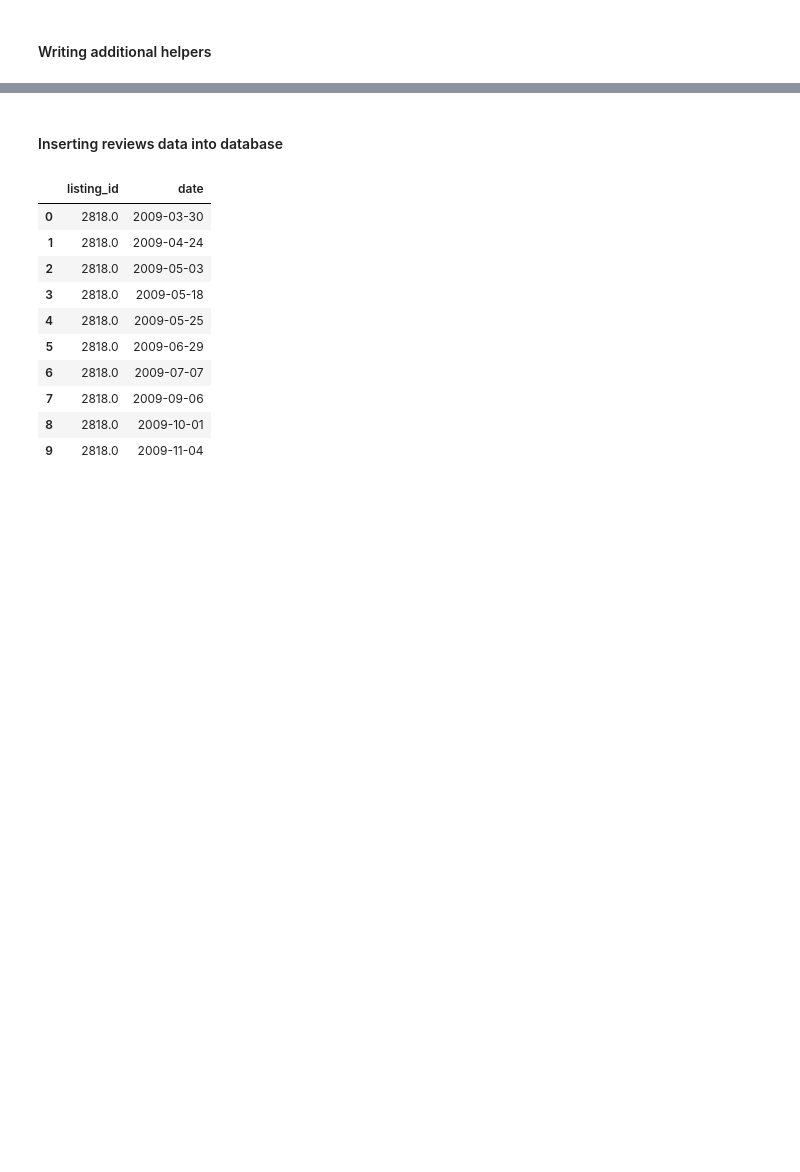
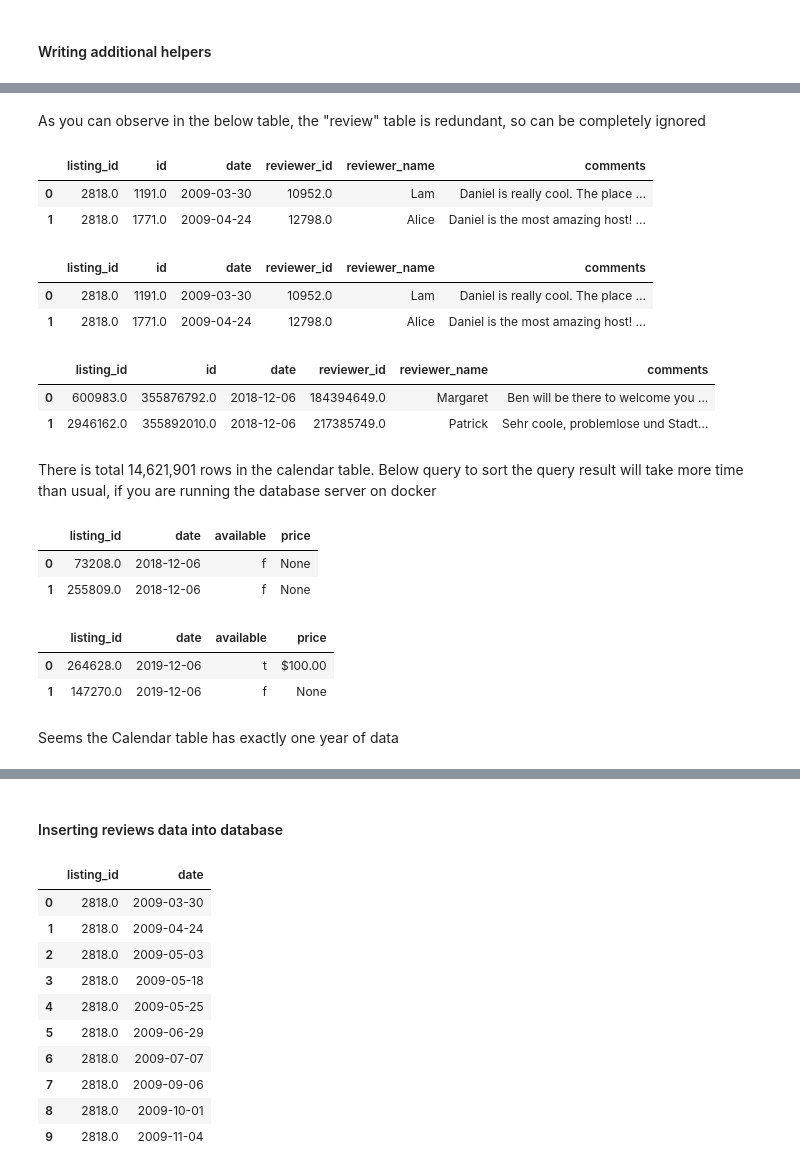
Before and after one commit to idjey/DEtheHardWay, a Jupyter notebook: airBnb_dataModeling.ipynb, the cells around one changed output, grey strips where cells are left out. Cells and saved outputs as stored; diff of their text form; code cells hidden in the pictures; blank space fills up the shorter version.

```diff
--- a/airBnb_dataModeling.ipynb
+++ b/airBnb_dataModeling.ipynb
@@ -160,0 +260,41 @@ getSchema('listings_details',credentials)
+# %% [markdown]
+As you can observe in the below table, the "review" table is redundant, so can be completely ignored
+# %%
+queryReviews2 = """SELECT * FROM reviews_details LIMIT 2;"""
+queryBase(queryReviews2)
+# %% [output]
+|  | listing_id | id | date | reviewer_id | reviewer_name | comments |
+| 0 | 2818.0 | 1191.0 | 2009-03-30 | 10952.0 | Lam | Daniel is really cool. The place ... |
+| 1 | 2818.0 | 1771.0 | 2009-04-24 | 12798.0 | Alice | Daniel is the most amazing host! ... |
+# %%
+queryReviewsA = """SELECT * FROM reviews_details ORDER BY date ASC LIMIT 2;"""
+queryBase(queryReviewsA)
+# %% [output]
+|  | listing_id | id | date | reviewer_id | reviewer_name | comments |
+| 0 | 2818.0 | 1191.0 | 2009-03-30 | 10952.0 | Lam | Daniel is really cool. The place ... |
+| 1 | 2818.0 | 1771.0 | 2009-04-24 | 12798.0 | Alice | Daniel is the most amazing host! ... |
+# %%
+queryReviewsD = """SELECT * FROM reviews_details ORDER BY date DESC LIMIT 2;"""
+queryBase(queryReviewsD)
+# %% [output]
+|  | listing_id | id | date | reviewer_id | reviewer_name | comments |
+| 0 | 600983.0 | 355876792.0 | 2018-12-06 | 184394649.0 | Margaret | Ben will be there to welcome you ... |
+| 1 | 2946162.0 | 355892010.0 | 2018-12-06 | 217385749.0 | Patrick | Sehr coole, problemlose und Stadt... |
+# %% [markdown]
+There is total 14,621,901 rows in the calendar table. Below query to sort the query result will take more time than usual, if you are running the database server on docker
+# %%
+querycalendar = """SELECT * FROM calendar ORDER BY date ASC LIMIT 2;"""
+queryBase(querycalendar)
+# %% [output]
+|  | listing_id | date | available | price |
+| 0 | 73208.0 | 2018-12-06 | f | None |
+| 1 | 255809.0 | 2018-12-06 | f | None |
+# %%
+querycalendar = """SELECT * FROM calendar ORDER BY date DESC LIMIT 2;"""
+queryBase(querycalendar)
+# %% [output]
+|  | listing_id | date | available | price |
+| 0 | 264628.0 | 2019-12-06 | t | $100.00 |
+| 1 | 147270.0 | 2019-12-06 | f | None |
+# %% [markdown]
+Seems the Calendar table has exactly one year of data
```
Also changed, not shown: parts of 33 cells of this notebook, 3 other files.
